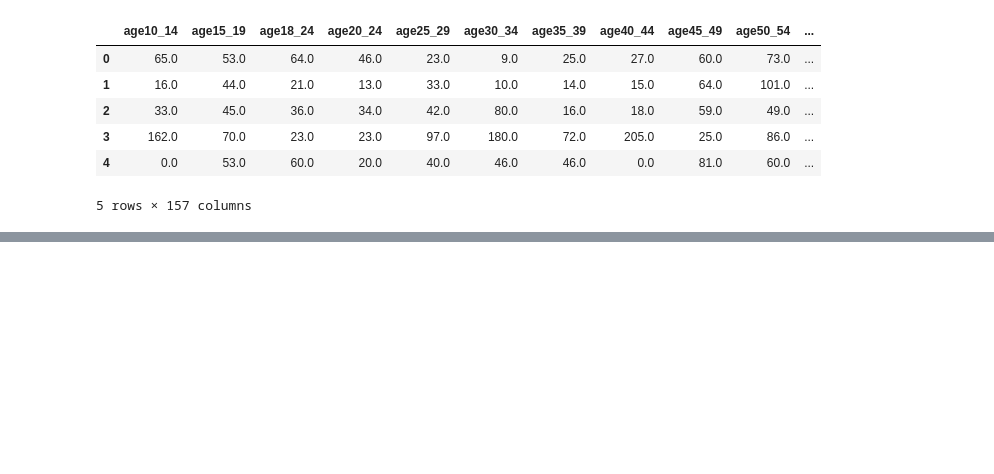
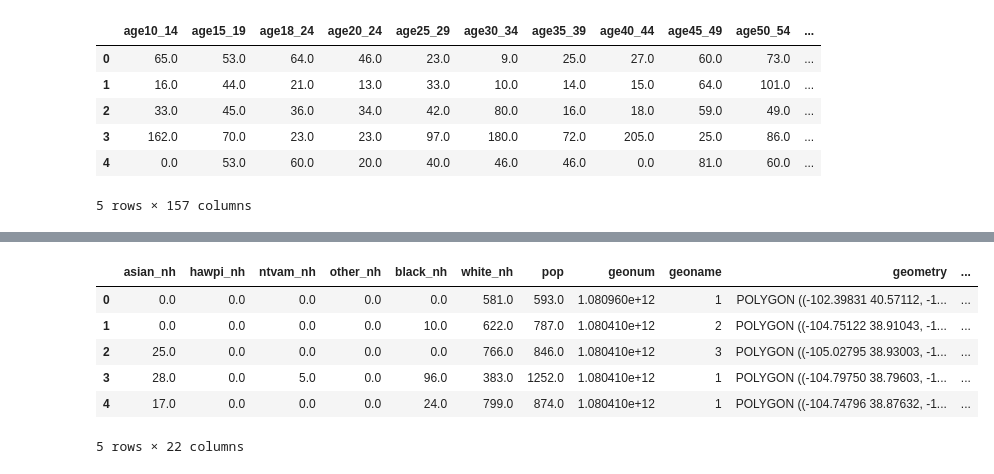
Before and after one commit to stuartasims/co-healthcare-equity, a Jupyter notebook: code/notebooks/Data Ingest and Cleaning.ipynb, the cells around one changed output, grey strips where cells are left out. Drawn from its saved outputs; the diff is of its cells as text; code cells hidden in the pictures; blank space fills up the shorter version.

Commit message:
Added indices, percentages for all race/eth groups
Incorporated into /code/notebooks/Data Ingest and Cleaning.ipynb

```diff
--- a/code/notebooks/Data Ingest and Cleaning.ipynb
+++ b/code/notebooks/Data Ingest and Cleaning.ipynb
@@ -69,20 +176,0 @@ ACS_df = ACS_df[['black_nh','white_nh','pop','geonum','geoname','geometry']]
-# %%
-#updating types in preparation for calculations to come
-ACS_df['black_nh'] = ACS_df['black_nh'].astype('float')
-ACS_df['white_nh'] = ACS_df['white_nh'].astype('float')
-ACS_df['pop'] = ACS_df['pop'].astype('float')
-# %%
-# calculate the ratio of black/african american hh and nonwhite households
-# black would be black households per block as percentage
-# non-white would be 1 - white/total per block as percentage
-ACS_df['pct_black'] = ACS_df['black_nh'] / ACS_df['pop']
-ACS_df['pct_nonwhite'] = 1 - (ACS_df['white_nh'] / ACS_df['pop'])
-
-# calculate normalized black population per geometry
-ACS_df['black_indexed'] = ACS_df.pct_black / (ACS_df.black_nh.sum() /
-                                           ACS_df['pop'].sum())
-
-# calculate normalized nonwhite population per geometry
-ACS_df['nonwhite_indexed'] = ACS_df.pct_nonwhite / (((ACS_df['pop'] - ACS_df.white_nh).sum()) / ACS_df['pop'].sum())
-
-ACS_df.head(5)
@@ -96,3 +204,46 @@ ACS_df.head(5)
+# %%
+
+def calculate_index(gdf, target_col, total_col):
+    '''calculates indexed concentration of target column among total column per geometry'''
+
+    try:
+        #calculate sum of population across state and among target population
+        popsum = gdf[total_col].sum()
+        groupsum = gdf[target_col].sum()
+
+        #calculate index, or ratio of target pop among total pop in geometry relative to state ratio.
+        gdf[(target_col+'_index')] = ((gdf[target_col] / gdf[total_col]) / (groupsum / popsum))
+
+    except:
+        print('unable to add column:'+ target_col +'_index to '+ gdf)
+
+
+
+#calculate index for each population compared to colorado in general and append to ACS_df
+for target_population in ['asian_nh','hawpi_nh','ntvam_nh', 'other_nh', 'black_nh','white_nh']:
+    calculate_index(ACS_df, target_population, 'pop')
+
+def calculate_percentage(gdf, target_col, total_col):
+    '''calculates percentage composition target column among total population per geometry'''
+    try:
+        #calculate percentage of target column among total column
+        gdf[(target_col+'_pct')] = gdf[target_col] / gdf[total_col]
+    except:
+        print('unable to add column:'+ target_col +'_pct to '+ gdf)
+
+for target_population in ['asian_nh','hawpi_nh','ntvam_nh', 'other_nh', 'black_nh','white_nh']:
+    calculate_percentage(ACS_df, target_population, 'pop')
+
+
+ACS_df.head(5)
+# %% [output]
+|  | asian_nh | hawpi_nh | ntvam_nh | other_nh | black_nh | white_nh | pop | geonum | geoname | geometry | ... |
+| 0 | 0.0 | 0.0 | 0.0 | 0.0 | 0.0 | 581.0 | 593.0 | 1.080960e+12 | 1 | POLYGON ((-102.39831 40.57112, -1... | ... |
+| 1 | 0.0 | 0.0 | 0.0 | 0.0 | 10.0 | 622.0 | 787.0 | 1.080410e+12 | 2 | POLYGON ((-104.75122 38.91043, -1... | ... |
+| 2 | 25.0 | 0.0 | 0.0 | 0.0 | 0.0 | 766.0 | 846.0 | 1.080410e+12 | 3 | POLYGON ((-105.02795 38.93003, -1... | ... |
+| 3 | 28.0 | 0.0 | 5.0 | 0.0 | 96.0 | 383.0 | 1252.0 | 1.080410e+12 | 1 | POLYGON ((-104.79750 38.79603, -1... | ... |
+| 4 | 17.0 | 0.0 | 0.0 | 0.0 | 24.0 | 799.0 | 874.0 | 1.080410e+12 | 1 | POLYGON ((-104.74796 38.87632, -1... | ... |
+5 rows × 22 columns
 # %%
 #write output to geoJSON to pick up for visualization
 healthcare_df.to_file('../../data/output/healthcare.geojson', driver='GeoJSON')
```
Also changed, not shown: parts of 16 cells of this notebook, 6 other files.
